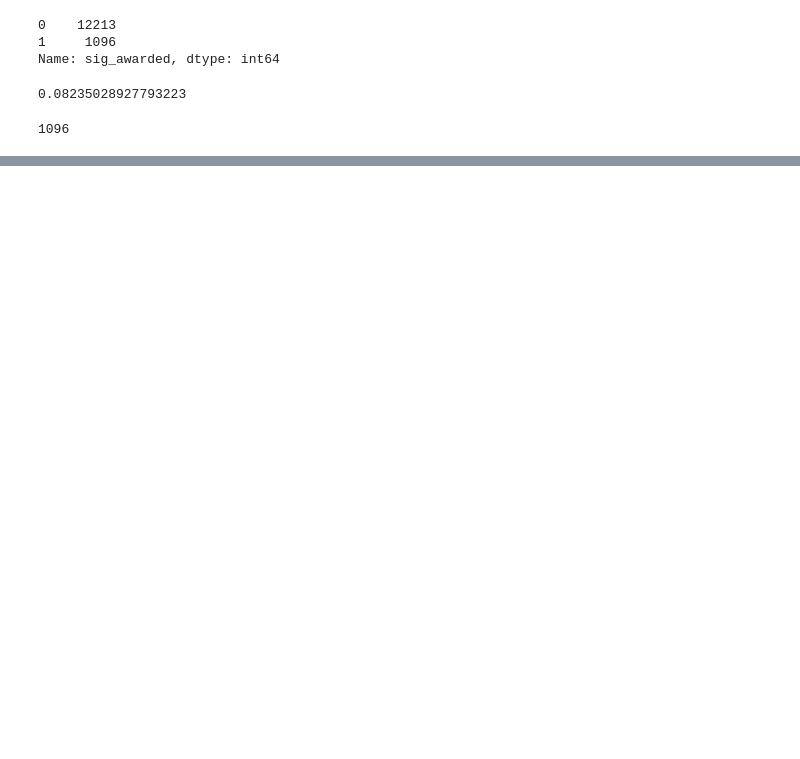
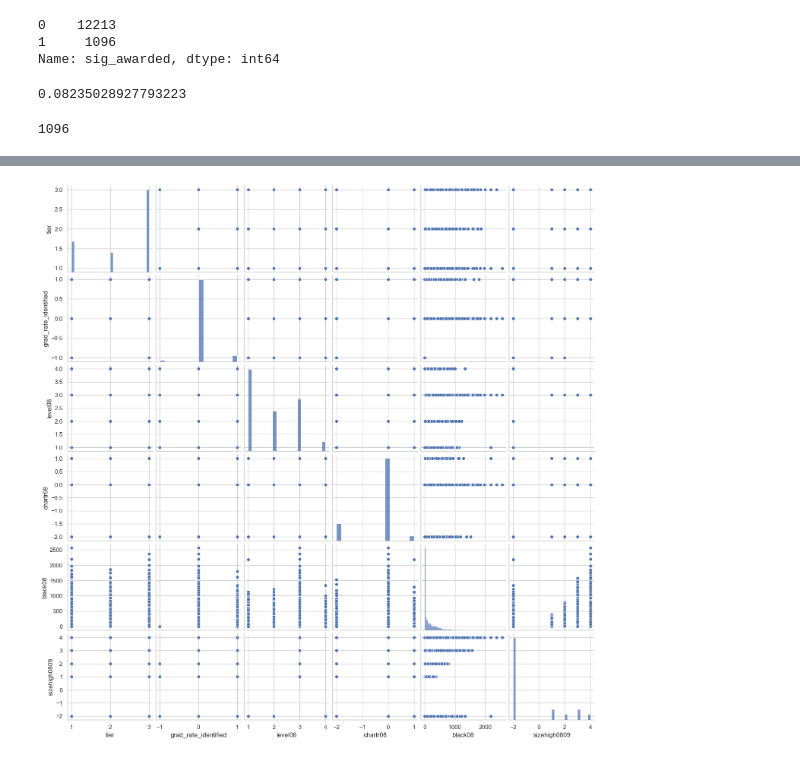
Before and after one commit to c7blackjack/School_Funding_Assistant_Project, a Jupyter notebook: Code-Library/Data Preparation.ipynb, the cells around one changed output, grey strips where cells are left out. Saved outputs shown, nothing was run; the diff lists cells and outputs as text; code cells hidden in the pictures; blank space fills up the shorter version.

```diff
--- a/Code-Library/Data Preparation.ipynb
+++ b/Code-Library/Data Preparation.ipynb
@@ -377,0 +381,6 @@ X_train.sample()
+# %%
+%matplotlib inline
+sns.pairplot(data = X_train, vars=['tier','grad_rate_identified','level08','chartr08','black08','sizehigh0809'])
+plt.show()
+# %% [output]
+[figure, added]
```
Also changed, not shown: parts of 22 cells of this notebook.
